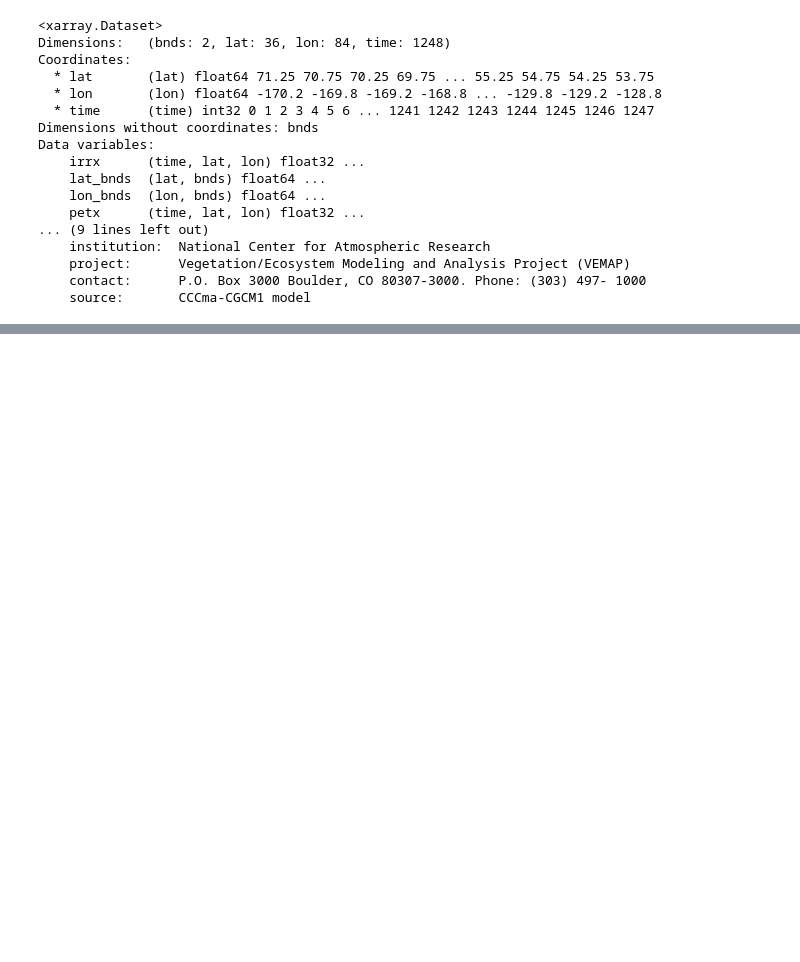
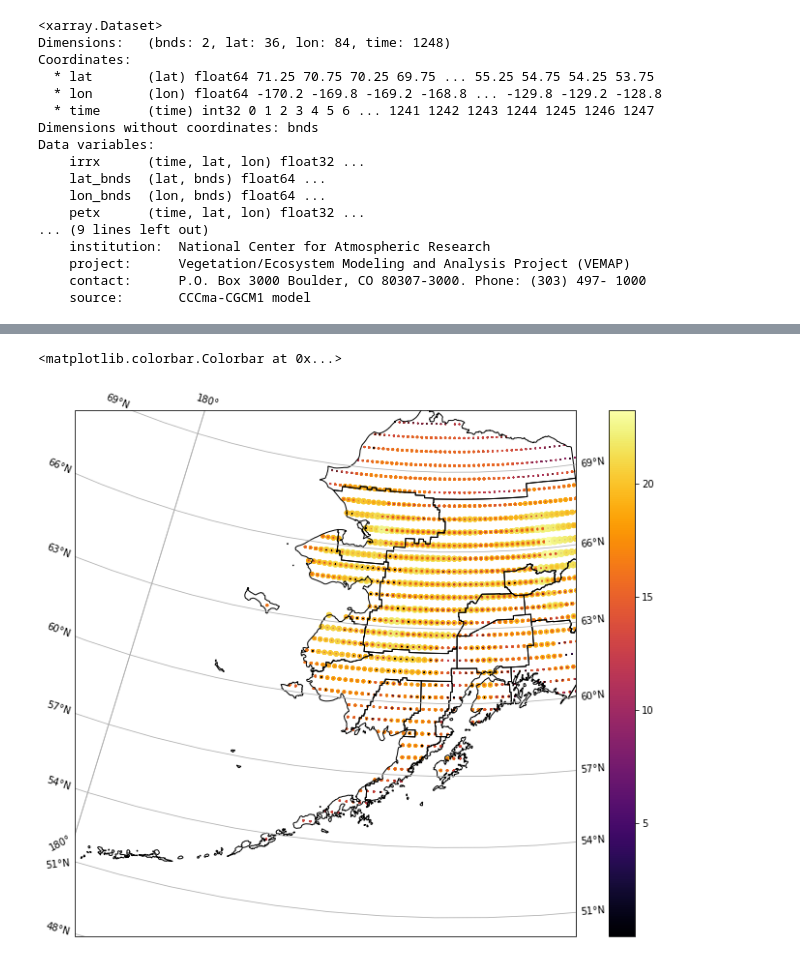
Before and after one commit to BigDataCourseBhaganagar/Alaskan-Weather, a Jupyter notebook: AlaskanWeather.ipynb, the cells around one changed output, grey strips where cells are left out. Drawn from its saved outputs; the diff is of its cells as text; code cells hidden in the pictures; blank space fills up the shorter version.

Commit message:
Proj Final

```diff
--- a/AlaskanWeather.ipynb
+++ b/AlaskanWeather.ipynb
@@ -180,0 +160,22 @@ plt.show()
+# %%
+#Converting Desired Variables to numpy so a cmap can be applied to the plot
+hum =DataAA['Relative_Humidity'].to_numpy()
+avg =DataAA['Avg_Temp'].to_numpy()
+srad = DataAA['Solar_Radiation'].to_numpy()
+irad = DataAA['Irradiation'].to_numpy()
+prcp = DataAA['Precipitation'].to_numpy()
+vpr = DataAA['Vapor_Pressure'].to_numpy()
+dew = DataAA['Dewpoint'].to_numpy()
+hi = DataAA['Heat_Index'].to_numpy()
+# %%
+proj = ccrs.LambertConformal(central_longitude = -153, central_latitude = 65)
+fig = plt.figure(figsize = (12,10))
+ax = fig.add_subplot(1,1,1, projection = proj)
+ax.set_extent([-179,-145,50,70],ccrs.Geodetic())
+ax.add_feature(USCOUNTIES.with_scale('5m'))
+at = ax.scatter(DataAA.lon, DataAA.lat, c = avg, cmap = 'inferno', transform = ccrs.PlateCarree(), s=(DataAA.Avg_Temp/15)**9.5)
+ax.gridlines(draw_labels=True, dms=True, x_inline=False, y_inline=False)
+fig.colorbar(at, ax=ax)
+# %% [output]
+<matplotlib.colorbar.Colorbar at 0x...>
+[figure, added]
```
Also changed, not shown: parts of 52 cells of this notebook.
